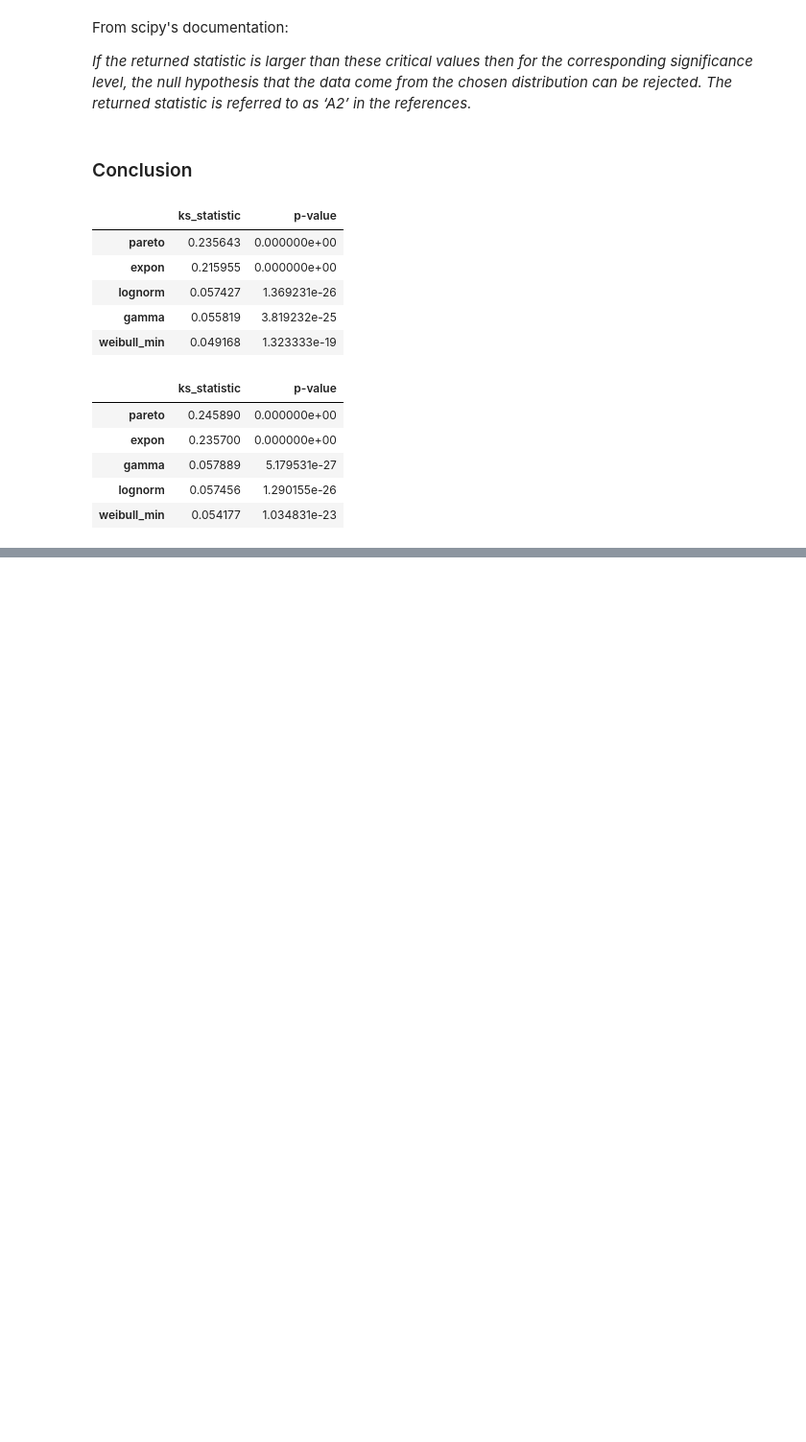
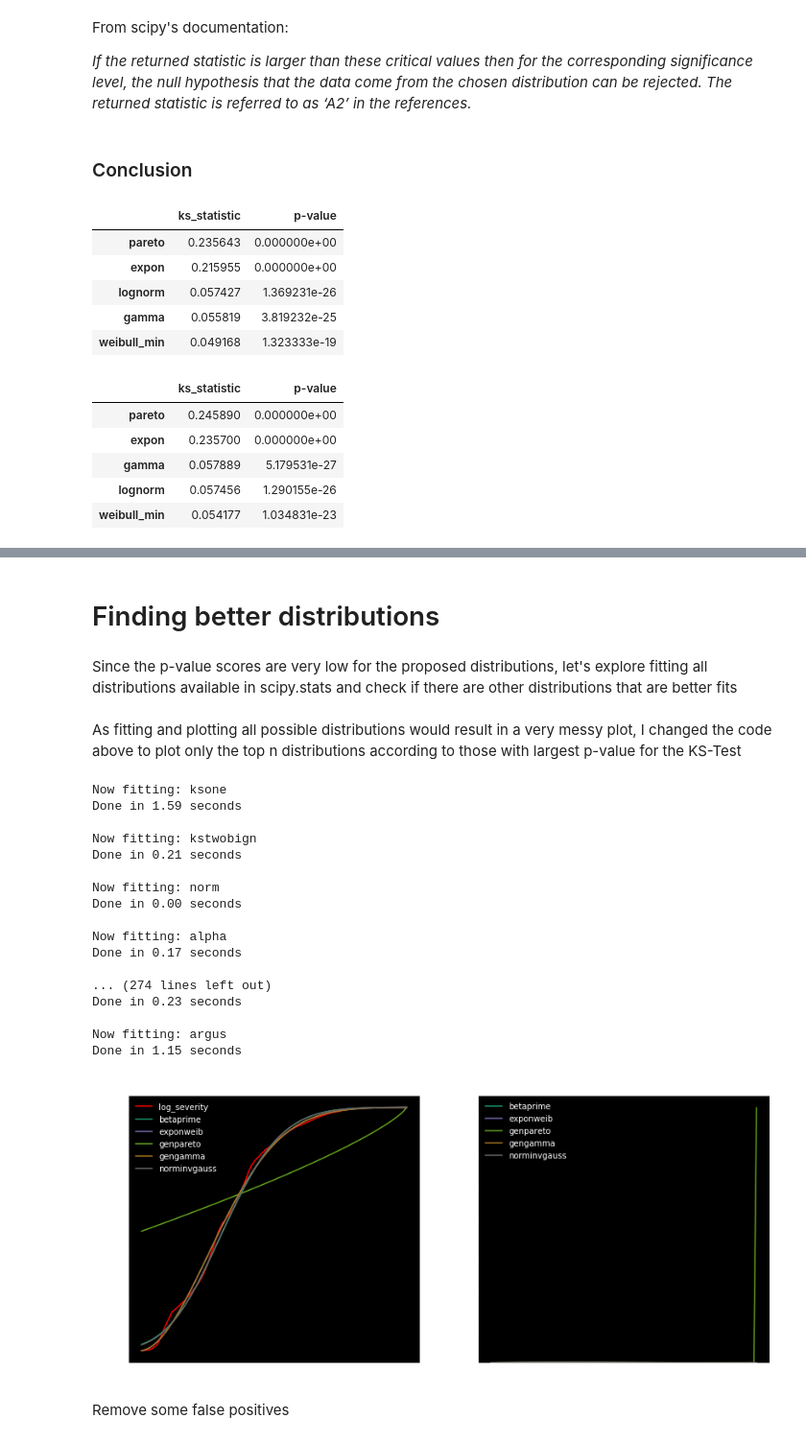
Before and after one commit to amaralcs/paper_studies, a Jupyter notebook: insurance_modelling/fitting_statistical_distributions.ipynb, the cells around one changed output, grey strips where cells are left out. Shown at 96% size. Cells and saved outputs as stored; diff of their text form; code cells hidden in the pictures; blank space fills up the shorter version.

Commit message:
Added methods to fit more distributions

```diff
--- a/insurance_modelling/fitting_statistical_distributions.ipynb
+++ b/insurance_modelling/fitting_statistical_distributions.ipynb
@@ -337,0 +340,11 @@ Exponweib is has lowest scores for both KS log_severity and log_log_severity and
+# %% [markdown]
+# Finding better distributions
+# %% [markdown]
+Since the p-value scores are very low for the proposed distributions, let's explore fitting all distributions available in scipy.stats and check if there are other distributions that are better fits
+# %%
+from scipy.stats._continuous_distns import _distn_names
+
+# Levy Stable takes a really long time to compute, remove it
+all_dists = [d for d in _distn_names if d != 'levy_stable']
+# %% [markdown]
+As fitting and plotting all possible distributions would result in a very messy plot, I changed the code above to plot only the top n distributions according to those with largest p-value for the KS-Test
@@ -337,0 +428,23 @@ Exponweib is has lowest scores for both KS log_severity and log_log_severity and
+# %%
+fitted, ks_df, param_df = fit_distns(log_severity, 'log_severity', all_dists)
+# %% [output]
+Now fitting: ksone
+Done in 1.59 seconds
+
+Now fitting: kstwobign
+Done in 0.21 seconds
+
+Now fitting: norm
+Done in 0.00 seconds
+
+Now fitting: alpha
+Done in 0.17 seconds
+
+... (274 lines left out)
+Done in 0.23 seconds
+
+Now fitting: argus
+Done in 1.15 seconds
+[figure, added]
+# %% [markdown]
+Remove some false positives
```
Also changed, not shown: parts of 29 cells of this notebook.
